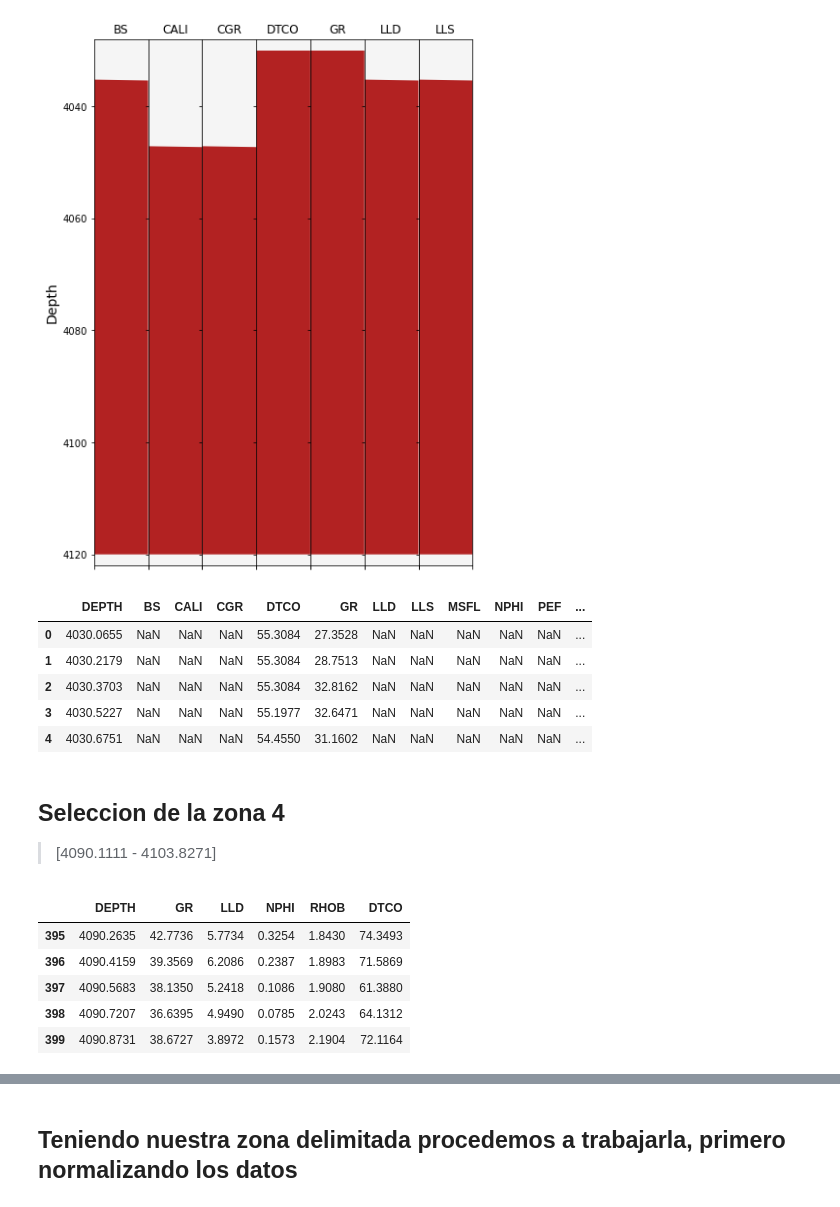
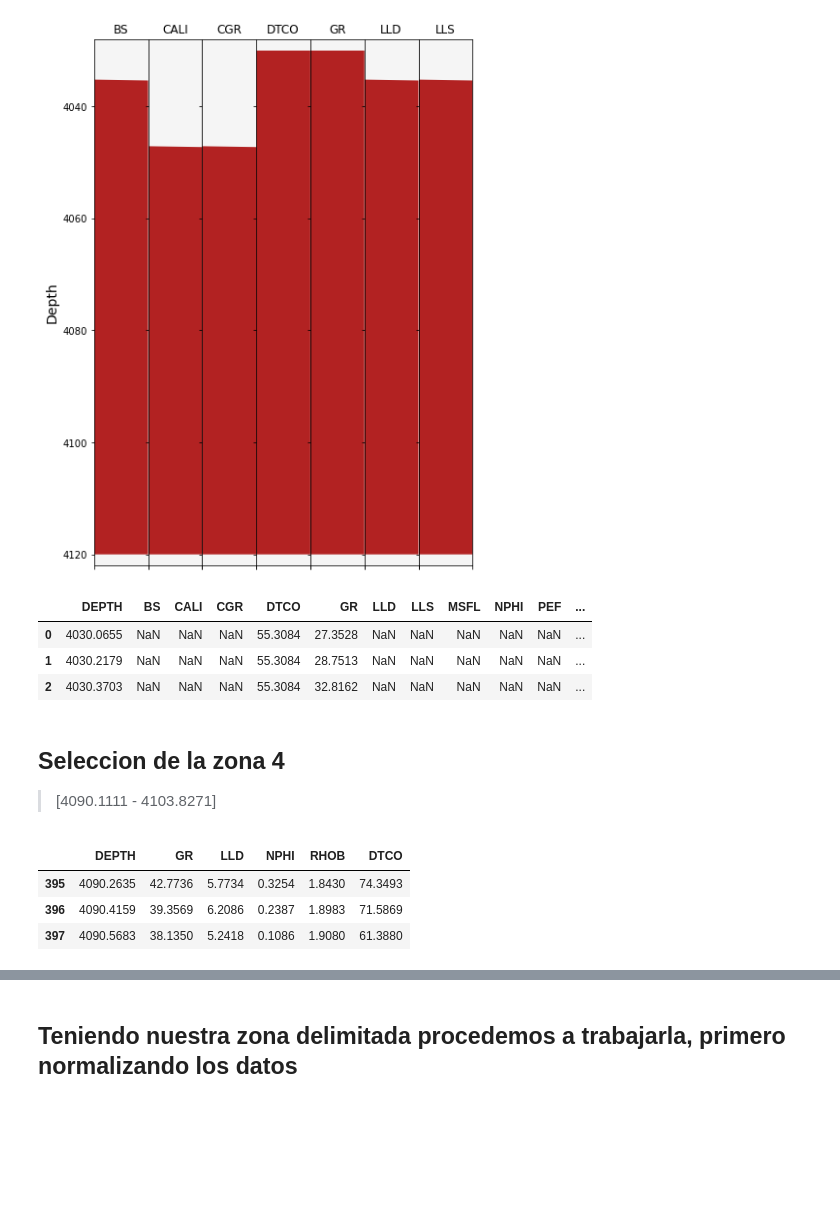
Before and after one commit to esia0120/fisicarocas, a Jupyter notebook: 3. electrofacies.ipynb, the cells around one changed output, grey strips where cells are left out. Drawn from its saved outputs; the diff is of its cells as text; code cells hidden in the pictures; blank space fills up the shorter version.

```diff
--- a/3. electrofacies.ipynb
+++ b/3. electrofacies.ipynb
@@ -178,27 +162,23 @@ plt.show()
 [figure]
 # %%
 pozo=well.reset_index()
-pozo.head()
+pozo.head(3)
 # %% [output]
 |  | DEPTH | BS | CALI | CGR | DTCO | GR | LLD | LLS | MSFL | NPHI | PEF | ... |
 | 0 | 4030.0655 | NaN | NaN | NaN | 55.3084 | 27.3528 | NaN | NaN | NaN | NaN | NaN | ... |
 | 1 | 4030.2179 | NaN | NaN | NaN | 55.3084 | 28.7513 | NaN | NaN | NaN | NaN | NaN | ... |
 | 2 | 4030.3703 | NaN | NaN | NaN | 55.3084 | 32.8162 | NaN | NaN | NaN | NaN | NaN | ... |
-| 3 | 4030.5227 | NaN | NaN | NaN | 55.1977 | 32.6471 | NaN | NaN | NaN | NaN | NaN | ... |
-| 4 | 4030.6751 | NaN | NaN | NaN | 54.4550 | 31.1602 | NaN | NaN | NaN | NaN | NaN | ... |
 # %% [markdown]
 ## Seleccion de la zona 4
 >[4090.1111 - 4103.8271]
 # %%
 zona=pozo[['DEPTH','GR','LLD','NPHI','RHOB','DTCO']].loc[(pozo['DEPTH']>4090.1111) & (pozo['DEPTH']<=4103.8271)]
 # Se seleccionan las 6 columnas, donde la profundidad se encuentre en el rango de la zona que nos corresponde
-zona.head()
+zona.head(3)
 # %% [output]
 |  | DEPTH | GR | LLD | NPHI | RHOB | DTCO |
 | 395 | 4090.2635 | 42.7736 | 5.7734 | 0.3254 | 1.8430 | 74.3493 |
 | 396 | 4090.4159 | 39.3569 | 6.2086 | 0.2387 | 1.8983 | 71.5869 |
 | 397 | 4090.5683 | 38.1350 | 5.2418 | 0.1086 | 1.9080 | 61.3880 |
-| 398 | 4090.7207 | 36.6395 | 4.9490 | 0.0785 | 2.0243 | 64.1312 |
-| 399 | 4090.8731 | 38.6727 | 3.8972 | 0.1573 | 2.1904 | 72.1164 |
 # %%
 zona=zona.reset_index(drop=True)
```
Also changed, not shown: parts of 15 cells of this notebook.
